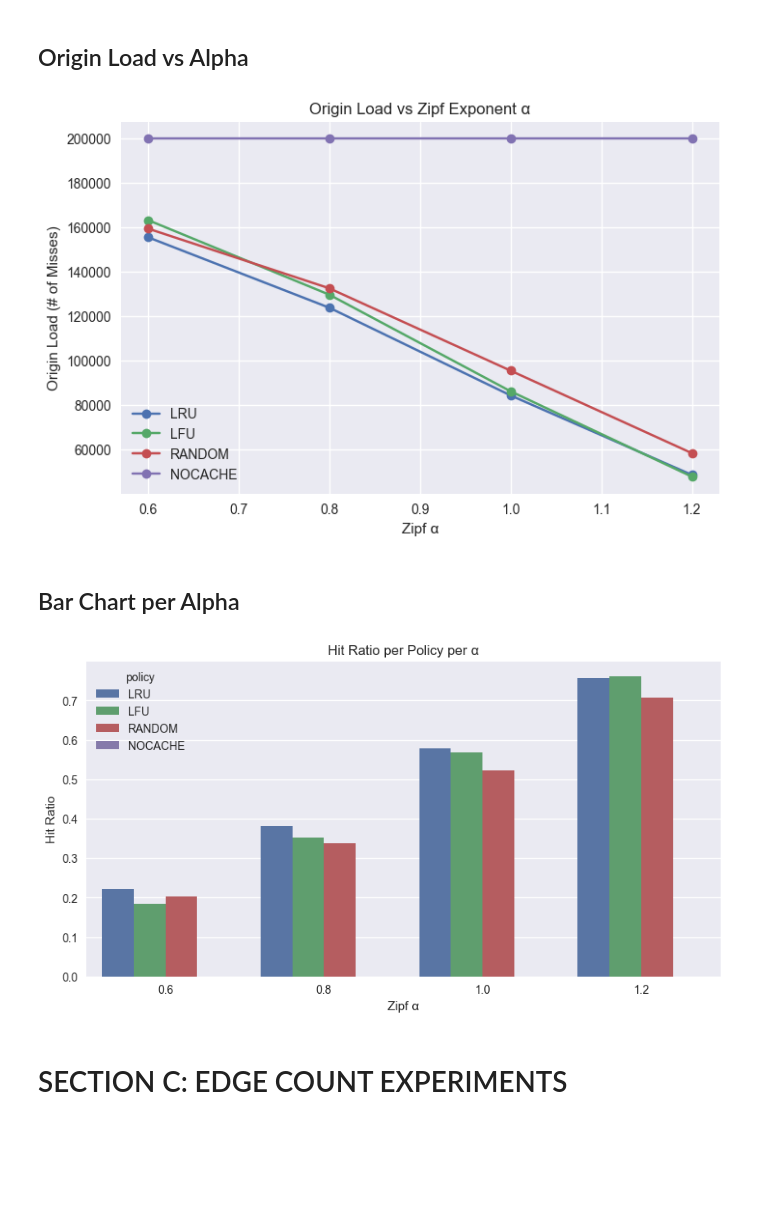
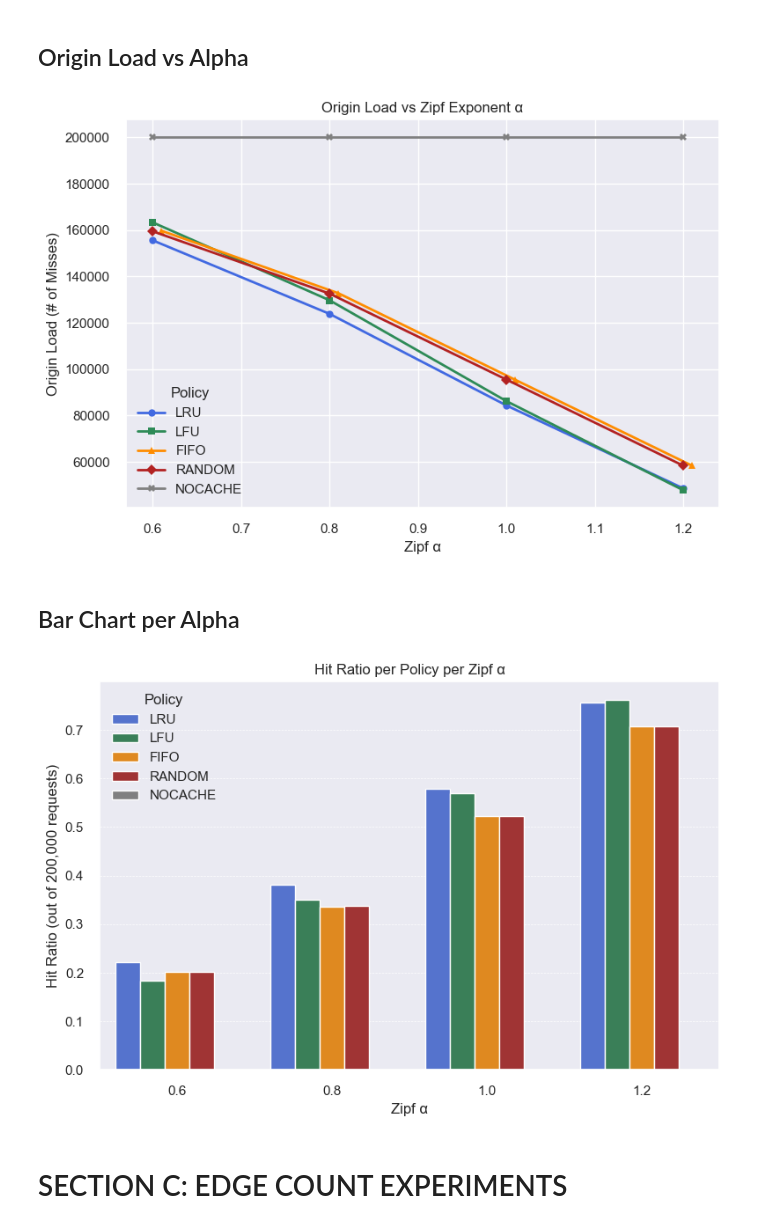
Before and after one commit to ibrikk/sdn-caching, a Jupyter notebook: analysis_plot.ipynb, the cells around one changed output. Cells and saved outputs as stored; diff of their text form; code cells hidden in the pictures; blank space fills up the shorter version.

```diff
--- a/analysis_plot.ipynb
+++ b/analysis_plot.ipynb
@@ -19,7 +19,7 @@ import pandas as pd
 import matplotlib.pyplot as plt
 import seaborn as sns
 
-plt.style.use("seaborn-v0_8")
+sns.set_theme(style="darkgrid")
 # %%
 cache_df = pd.read_csv("results/cache_size_results.csv")
 zipf_df = pd.read_csv("results/zipf_results.csv")
@@ -158,32 +316,84 @@ plt.show()
 # %% [markdown]
 ## Origin Load vs Alpha
 # %%
-plt.figure(figsize=(8,5))
+# Custom colors
+custom_palette = {
+    "LRU": "royalblue",
+    "LFU": "seagreen",
+    "FIFO": "darkorange",
+    "RANDOM": "firebrick",
+    "NOCACHE": "gray"
+}
+
+# Custom markers
+marker_map = {
+    "LRU": "o",
+    "LFU": "s",
+    "FIFO": "^",       # triangle up
+    "RANDOM": "D",     # diamond
+    "NOCACHE": "X"
+}
+
 for pol in zipf_df["policy"].unique():
-    sub = zipf_df[zipf_df["policy"] == pol]
-    plt.plot(sub["alpha"], sub["origin_load"], marker="o", label=pol)
+    sub = zipf_df[zipf_df["policy"] == pol].copy()
+
+    # Jitter FIFO to make sure it doesn't get hidden
+    if pol == "FIFO":
+        sub["alpha"] += 0.01
+
+    plt.plot(
+        sub["alpha"],
+        sub["origin_load"],
+        marker=marker_map.get(pol, "o"),
+        label=pol,
+        color=custom_palette.get(pol),
+        linewidth=2
+    )
 
 plt.xlabel("Zipf α")
 plt.ylabel("Origin Load (# of Misses)")
 plt.title("Origin Load vs Zipf Exponent α")
-plt.legend()
+plt.legend(title="Policy", loc="best")
 plt.grid(True)
+plt.tight_layout()
 plt.show()
-# remove
 # %% [output]
-[figure, old version]
+[figure, new version]
 # %% [markdown]
 ## Bar Chart per Alpha
 # %%
-plt.figure(figsize=(10,5))
-sns.barplot(data=zipf_df, x="alpha", y="hit_ratio", hue="policy")
-plt.title("Hit Ratio per Policy per α")
-plt.ylabel("Hit Ratio")
+# Sort policies for consistent color mapping
+ordered_policies = ["LRU", "LFU", "FIFO", "RANDOM", "NOCACHE"]
+
+# Use a clear, colorblind-friendly palette
+palette = {
+    "LRU": "royalblue",
+    "LFU": "seagreen",
+    "FIFO": "darkorange",
+    "RANDOM": "firebrick",
+    "NOCACHE": "gray"
+}
+
+sns.barplot(
+    data=zipf_df,
+    x="alpha",
+    y="hit_ratio",
+    hue="policy",
+    hue_order=ordered_policies,
+    palette=palette
+)
+
+plt.title("Hit Ratio per Policy per Zipf α")
+plt.ylabel("Hit Ratio (out of 200,000 requests)")
 plt.xlabel("Zipf α")
+plt.legend(title="Policy", loc="best")
+plt.tight_layout()
+plt.grid(True, axis='y', linestyle='--', linewidth=0.5)
 plt.show()
+
 # show this as a better version of first graph
 # %% [output]
-[figure, old version]
+[figure, new version]
 # %% [markdown]
 # SECTION C: EDGE COUNT EXPERIMENTS
 # %% [markdown]
```
Also changed, not shown: parts of 13 cells of this notebook, 7 other files.
